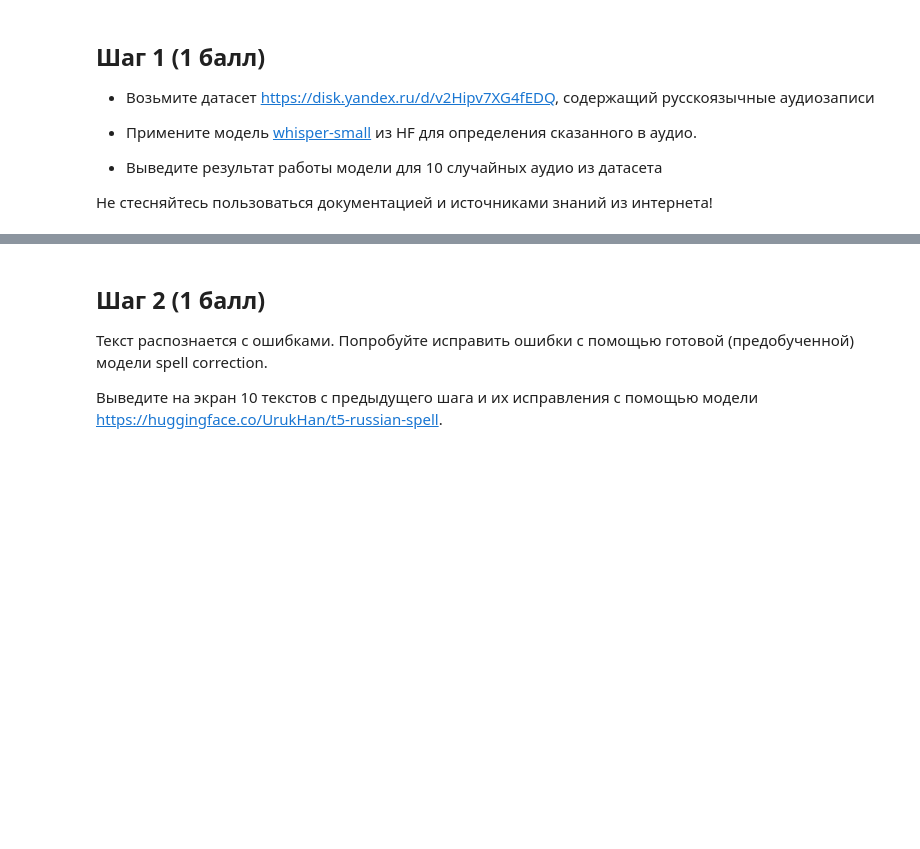
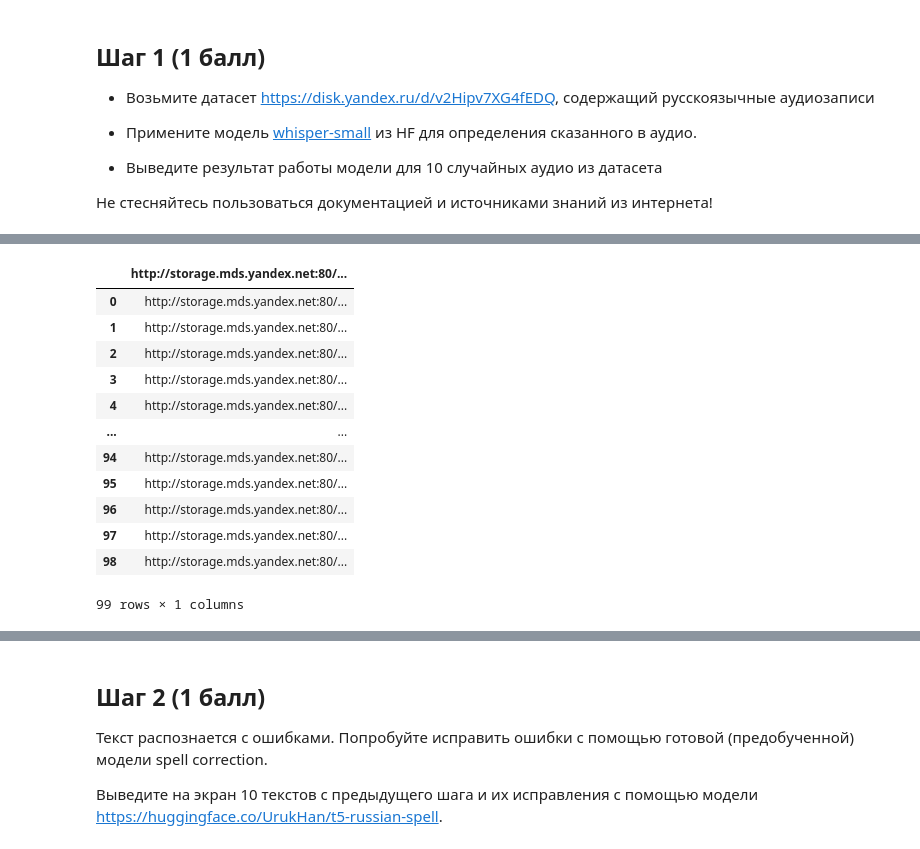
Before and after one commit to nikfilonenko/gen-ai_hw, a Jupyter notebook: NLP/hw_1/Filonenko_Nikita_Dmitrievich_GenDL_HT1_base.ipynb, the cells around one changed output, grey strips where cells are left out. Cells and saved outputs as stored; diff of their text form; code cells hidden in the pictures; blank space fills up the shorter version.

```diff
--- a/NLP/hw_1/Filonenko_Nikita_Dmitrievich_GenDL_HT1_base.ipynb
+++ b/NLP/hw_1/Filonenko_Nikita_Dmitrievich_GenDL_HT1_base.ipynb
@@ -39,0 +50,19 @@ if sr != 16000:
+# %%
+data_path = '/content/drive/MyDrive/HW_GenAI/NLP/urls_normalized.tsv'
+df = pd.read_csv(data_path, sep='\t')
+
+df
+# %% [output]
+|  | http://storage.mds.yandex.net:80/... |
+| 0 | http://storage.mds.yandex.net:80/... |
+| 1 | http://storage.mds.yandex.net:80/... |
+| 2 | http://storage.mds.yandex.net:80/... |
+| 3 | http://storage.mds.yandex.net:80/... |
+| 4 | http://storage.mds.yandex.net:80/... |
+| ... | ... |
+| 94 | http://storage.mds.yandex.net:80/... |
+| 95 | http://storage.mds.yandex.net:80/... |
+| 96 | http://storage.mds.yandex.net:80/... |
+| 97 | http://storage.mds.yandex.net:80/... |
+| 98 | http://storage.mds.yandex.net:80/... |
+99 rows × 1 columns
```
Also changed, not shown: parts of 77 cells of this notebook, 1 other file.
